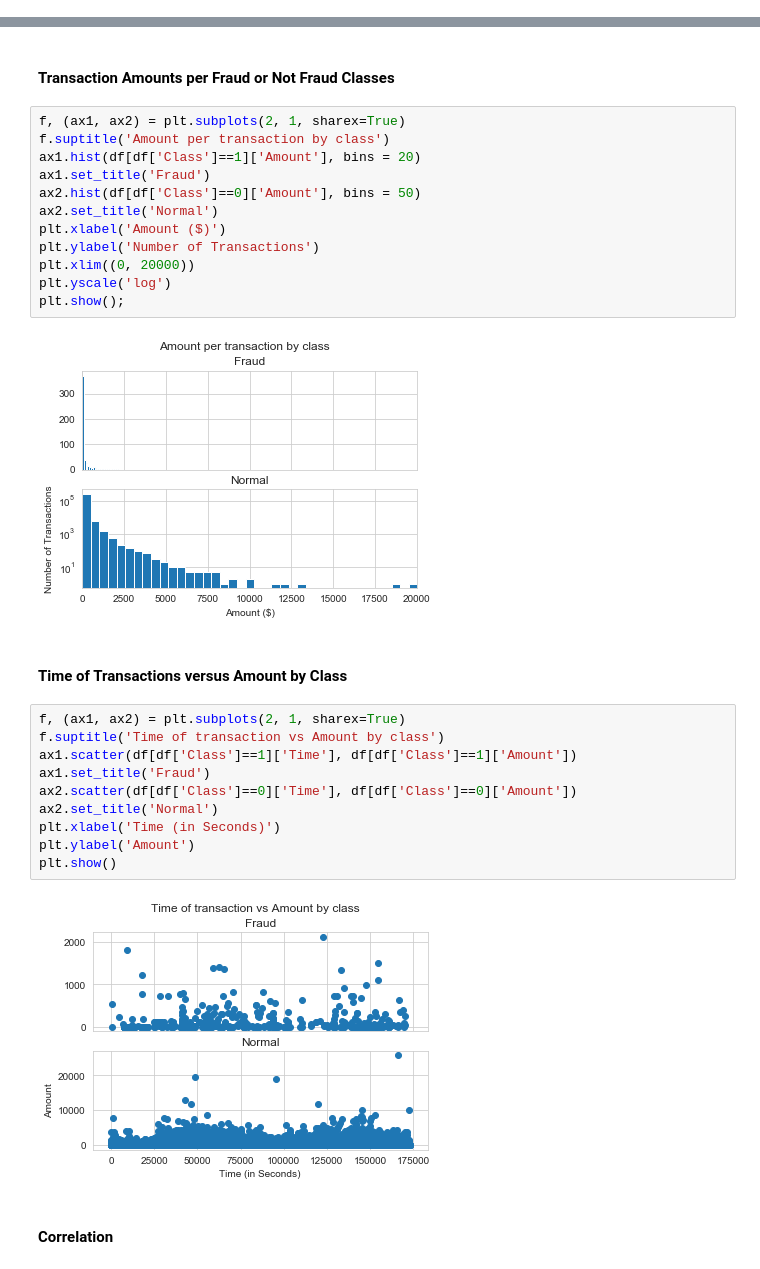
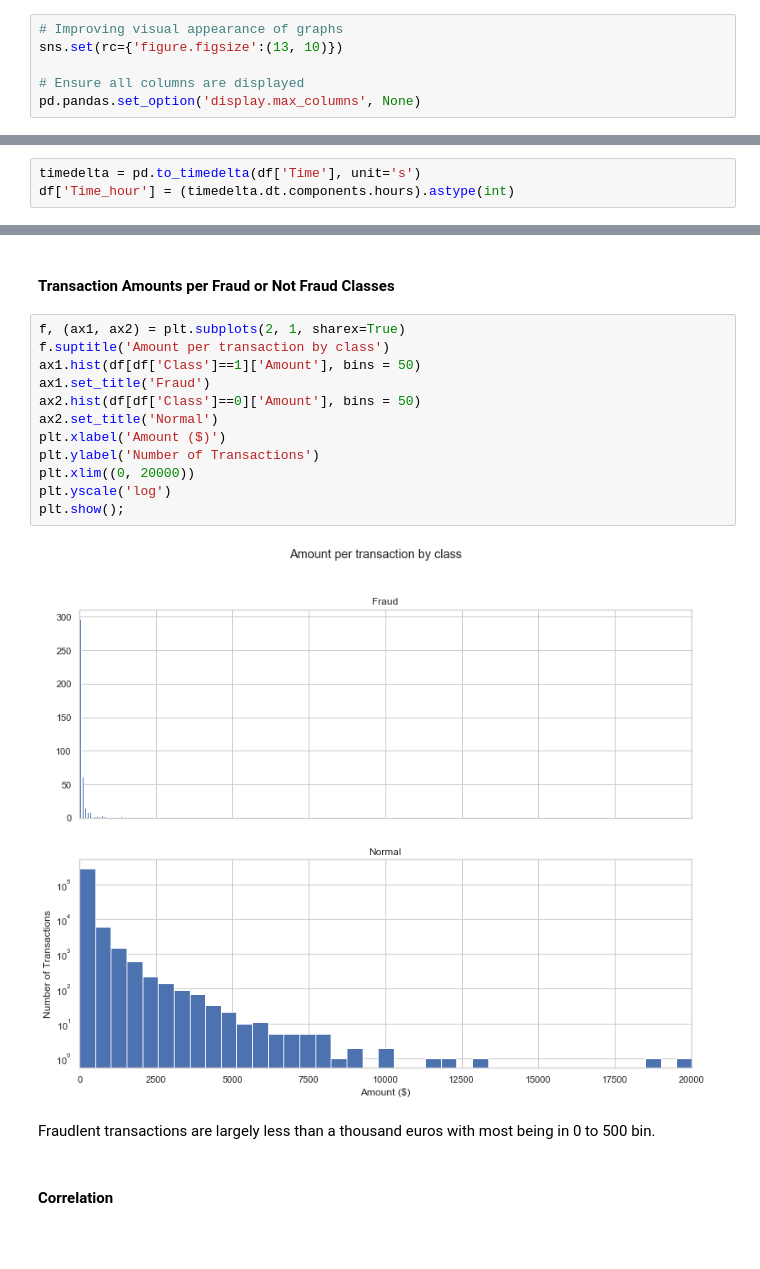
Before and after one commit to kennedynjoroge/Credit_Fraud_Prediction_Using_Kmeans, a Jupyter notebook: Credit Card Fraud Identification.ipynb, the cells around one changed output, grey strips where cells are left out. Cells and saved outputs as stored; diff of their text form; blank space fills up the shorter version.

```diff
--- a/Credit Card Fraud Identification.ipynb
+++ b/Credit Card Fraud Identification.ipynb
@@ -75,3 +83,9 @@ warnings.filterwarnings("ignore")
+# %%
+# Improving visual appearance of graphs
+sns.set(rc={'figure.figsize':(13, 10)})
+
+# Ensure all columns are displayed
+pd.pandas.set_option('display.max_columns', None)
 # %% [markdown]
 ## Import data
 # %%
@@ -322,0 +332,3 @@ No action to be done on these as they are valid transactions
+# %%
+timedelta = pd.to_timedelta(df['Time'], unit='s')
+df['Time_hour'] = (timedelta.dt.components.hours).astype(int)
@@ -386,31 +418,19 @@ Name: Amount, dtype: float64
 # %%
 f, (ax1, ax2) = plt.subplots(2, 1, sharex=True)
 f.suptitle('Amount per transaction by class')
-ax1.hist(df[df['Class']==1]['Amount'], bins = 20)
+ax1.hist(df[df['Class']==1]['Amount'], bins = 50)
 ax1.set_title('Fraud')
 ax2.hist(df[df['Class']==0]['Amount'], bins = 50)
 ax2.set_title('Normal')
 plt.xlabel('Amount ($)')
 plt.ylabel('Number of Transactions')
 plt.xlim((0, 20000))
 plt.yscale('log')
 plt.show();
 # %% [output]
-[figure, old version]
+[figure, new version]
-# %% [markdown]
-#### Time of Transactions versus Amount by Class
-# %%
-f, (ax1, ax2) = plt.subplots(2, 1, sharex=True)
-f.suptitle('Time of transaction vs Amount by class')
-ax1.scatter(df[df['Class']==1]['Time'], df[df['Class']==1]['Amount'])
-ax1.set_title('Fraud')
-ax2.scatter(df[df['Class']==0]['Time'], df[df['Class']==0]['Amount'])
-ax2.set_title('Normal')
-plt.xlabel('Time (in Seconds)')
-plt.ylabel('Amount')
-plt.show()
-# %% [output]
-[figure, removed]
+# %% [markdown]
+Fraudlent transactions are largely less than a thousand euros with most being in 0 to 500 bin.
 # %% [markdown]
 #### Correlation
 # %%
```
Also changed, not shown: parts of 44 cells of this notebook.
